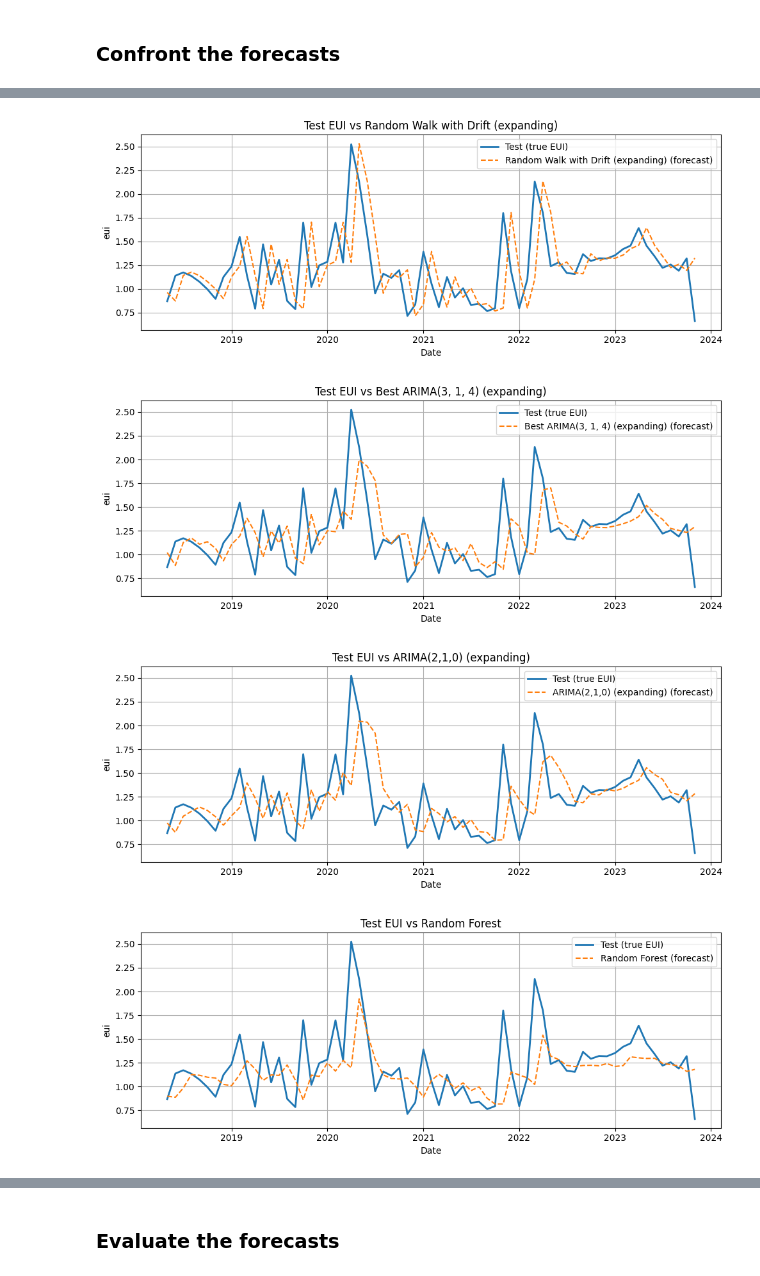
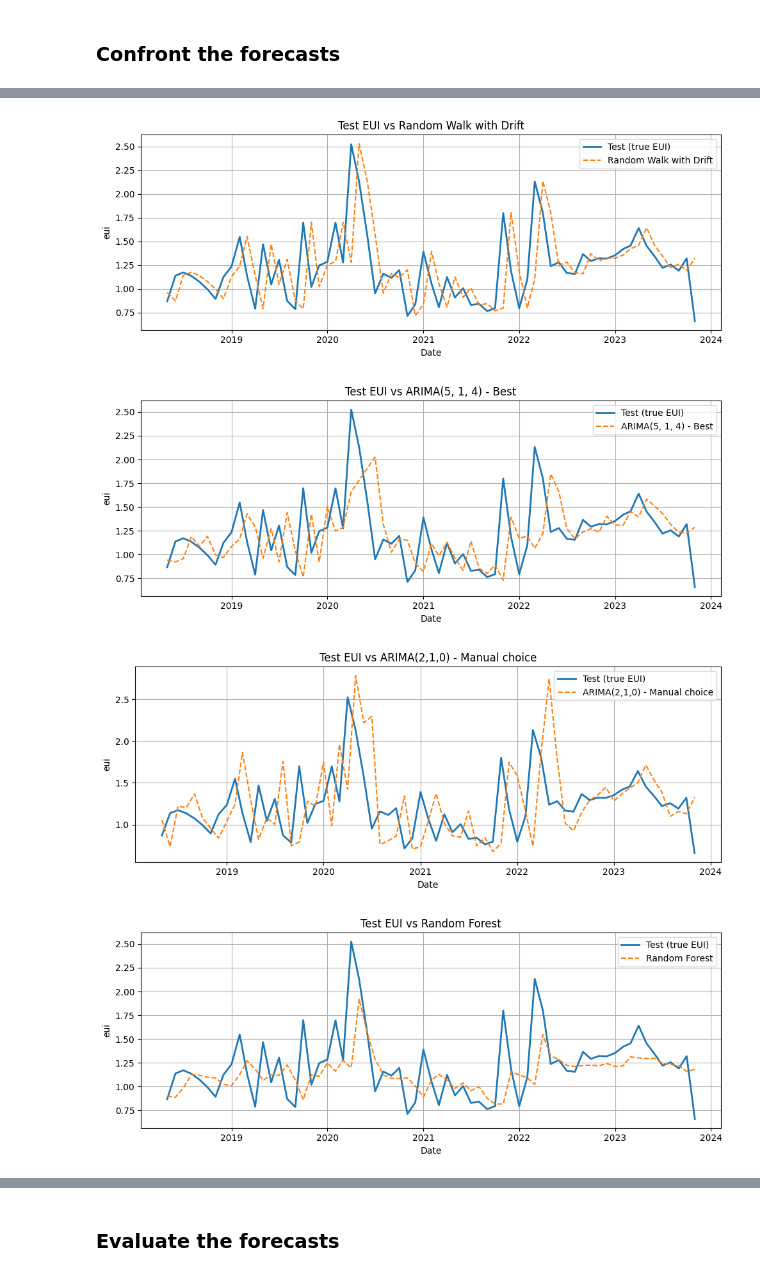
Before and after one commit to alessandro-macchi/bayesian_analysis, a Jupyter notebook: main_analysis.ipynb, the cells around one changed output, grey strips where cells are left out. Drawn from its saved outputs; the diff is of its cells as text; code cells hidden in the pictures.

```diff
--- a/main_analysis.ipynb
+++ b/main_analysis.ipynb
@@ -60,7 +54,7 @@ artifacts = preprocess_all(
     train_ratio=0.8,
     save=False,
     save_path=None,
-    visualize_flags= None #{"variables": ("eui", "gpr", "cpu", "oil_price", "log_eui", "log_gpr", "log_cpu", "log_oil_price", "d_eui","d_gpr" ,"d_cpu", "d_oil_price", "dlog_eui","dlog_gpr", "dlog_cpu", "dlog_oil_price",), "lags": 36, "time_series": True, "acf": True, "pacf": True, "pacf_method": "ywm",},
+    visualize_flags= {"variables": ("eui", "gpr", "cpu", "oil_price", "dlog_eui", "dlog_gpr", "dlog_cpu", "dlog_oil_price",), "lags": 36, "time_series": True, "acf": True, "pacf": True, "pacf_method": "ywm",},
 )
 
 features_df = artifacts["features_df"]
@@ -105,10 +119,8 @@ plot_ccf_with_target(
 # %% [markdown]
 ### TRAIN/TEST split
 # %%
-target_col_level = "eui"  # RW + RF target
-target_col_arima = "dlog_eui"  # ARIMA target (ARIMA(d=1))
-
-var_cols = ["dlog_eui", "log_gpr", "dlog_cpu", "dlog_oil_price"]
+target_col_orig = "eui"  # RW and RF target
+target_col_mod = "dlog_eui"  # ARIMA and VAR target
 
 dlog_cols = [c for c in train_df.columns if c.startswith("dlog_")]
 train_dlog = train_df[dlog_cols].copy()
@@ -173,8 +185,8 @@ IC best:        -489.6333
 # 1. Random Walk with Drift (on levels)
 #    with 1-step ahead expanding-window forecasts
 # ---------------------------------------------------
-y_train_level = train_df[target_col_level]   # es. "eui"
-y_test_level  = test_df[target_col_level]
+y_train_level = train_df[target_col_orig]
+y_test_level  = test_df[target_col_orig]
 
 # Fit once on the training sample (for in-sample residuals, etc.)
 rw_fit = fit_rw_with_drift(y_train_level)
@@ -700,6 +852,27 @@ date
 Name: rf_resid_oos, dtype: float64
 # %% [markdown]
 ## Final Results
+# %%
+def dlog_forecast_to_level(y_dlog_fcast: pd.Series,
+                           train_level: pd.Series,
+                           test_level: pd.Series) -> pd.Series:
+    """
+    Convert 1-step-ahead forecasts of dlog(y_t) into level forecasts y_t.
+
+    Assumes: dlog_y_t = log(y_t) - log(y_{t-1})
+    and that y_dlog_fcast is indexed by the same dates as the test sample.
+
+    For each forecast date t, we use the *actual* previous level y_{t-1}
+    from the concatenated (train + test) level series.
+    """
+    # full actual series in levels
+    full_level = pd.concat([train_level, test_level])
+    # previous actual level y_{t-1} for each forecast date
+    prev_level = full_level.shift(1).loc[y_dlog_fcast.index]
+
+    y_level_hat = prev_level * np.exp(y_dlog_fcast)
+    y_level_hat.name = getattr(y_dlog_fcast, "name", "level_forecast") + "_level"
+    return y_level_hat
 # %% [markdown]
 ### Confront the residuals
 # %%
@@ -849,43 +1029,44 @@ plt.show()
 y_true_test = y_test_level
 
 forecast_dict = {
-    "Random Walk with Drift (expanding)": rw_fcast.reindex(y_true_test.index),
-    f"Best ARIMA{best_order} (expanding)": arima_best_forecast.reindex(y_true_test.index),
-    "ARIMA(2,1,0) (expanding)": arima_210_forecast.reindex(y_true_test.index),
+    "Random Walk with Drift": rw_fcast.reindex(y_true_test.index),
+    f"ARIMA{best_order} - Best": arima_best_forecast_level.reindex(y_true_test.index),
+    "ARIMA(2,1,0) - Manual choice": arima_210_forecast_level.reindex(y_true_test.index),
     "Random Forest": rf_fcast_series.reindex(y_true_test.index),
+    "VAR": var_eui_forecast.reindex(y_true_test.index),
 }
 
 for model_name, y_hat in forecast_dict.items():
     # Drop any rows where either true or forecast is missing
     tmp = pd.concat([y_true_test, y_hat], axis=1, keys=["y_true", "y_hat"]).dropna()
 
     fig, ax = plt.subplots(figsize=(10, 4))
 
     # True values (test)
     ax.plot(
         tmp.index,
         tmp["y_true"],
         label="Test (true EUI)",
         linewidth=2,
     )
 
     # Model forecast
     ax.plot(
         tmp.index,
         tmp["y_hat"],
-        label=f"{model_name} (forecast)",
+        label=f"{model_name}",
         linestyle="--",
     )
 
     ax.set_title(f"Test EUI vs {model_name}")
     ax.set_xlabel("Date")
-    ax.set_ylabel(target_col_level)
+    ax.set_ylabel(target_col_orig)
     ax.legend()
     ax.grid(True)
     plt.tight_layout()
     plt.show()
 # %% [output]
-[figure, old version]
+[figure, new version]
-[figure, old version]
+[figure, new version]
-[figure, old version]
+[figure, new version]
-[figure, old version]
+[figure, new version]
```
Also changed, not shown: parts of 23 cells of this notebook, 4 other files.
